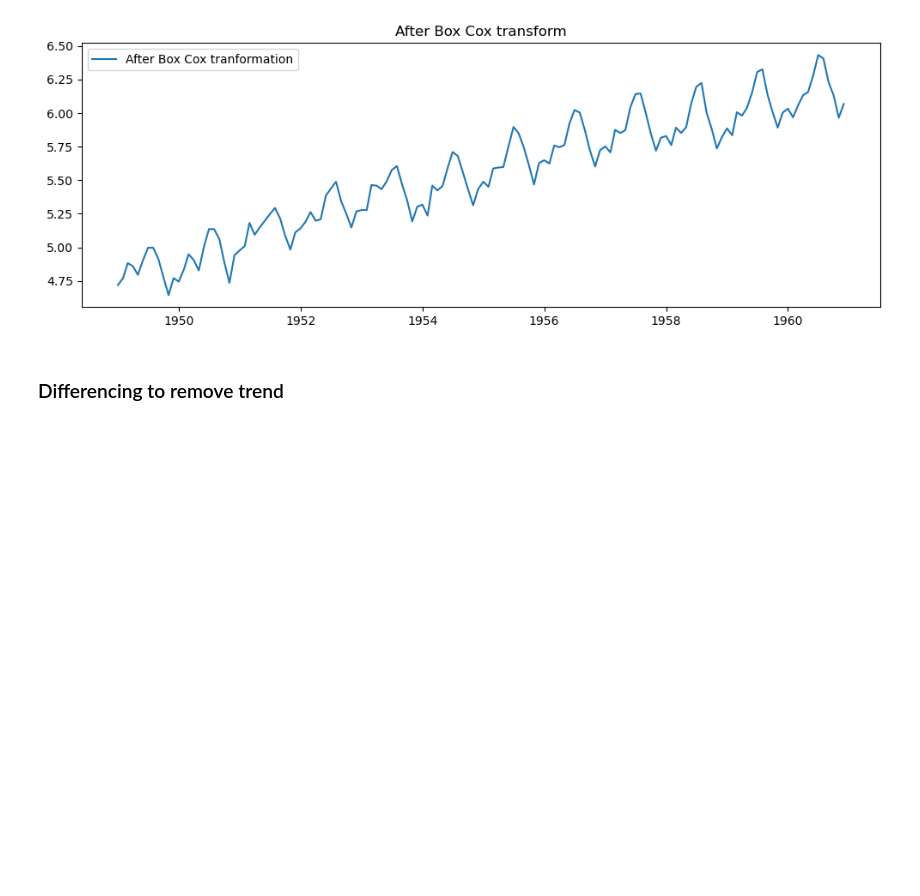
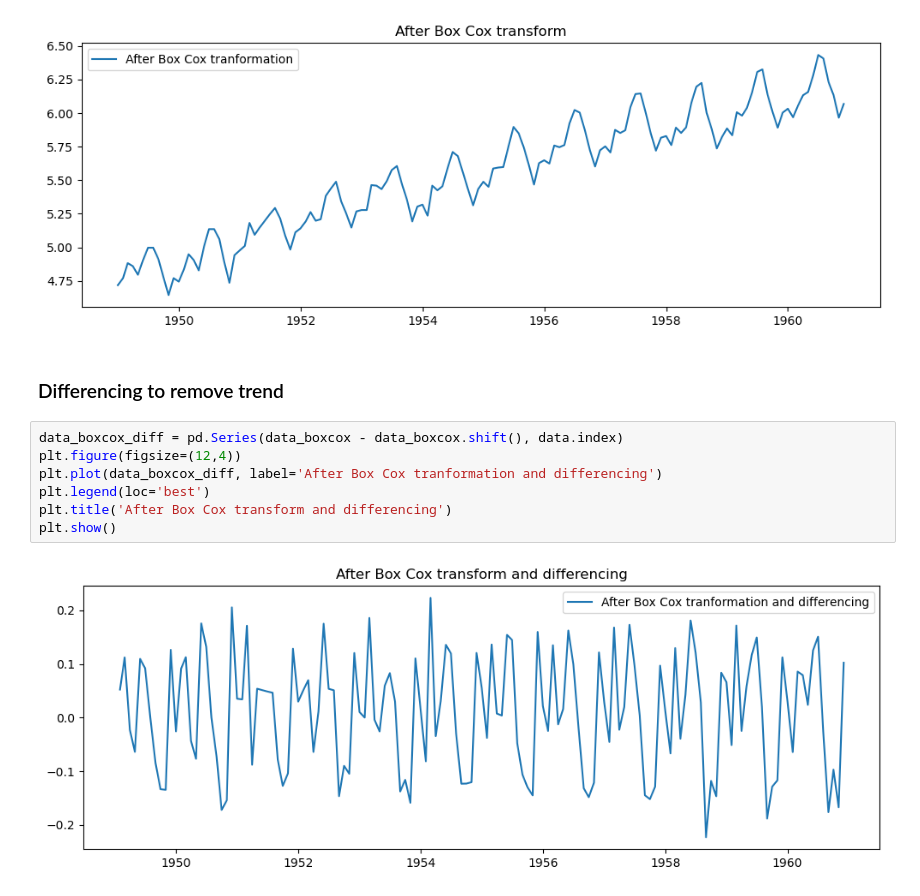
Before and after one commit to sanjanabansal1994/Time-Series-Analysis, a Jupyter notebook: Code.ipynb, the cells around one changed output. Saved outputs shown, nothing was run; the diff lists cells and outputs as text; blank space fills up the shorter version.

Commit message:
Implement Differencing to deal with increasing trend

```diff
--- a/Code.ipynb
+++ b/Code.ipynb
@@ -426,3 +426,12 @@ plt.show()
 [figure]
 # %% [markdown]
 ### Differencing to remove trend
+# %%
+data_boxcox_diff = pd.Series(data_boxcox - data_boxcox.shift(), data.index)
+plt.figure(figsize=(12,4))
+plt.plot(data_boxcox_diff, label='After Box Cox tranformation and differencing')
+plt.legend(loc='best')
+plt.title('After Box Cox transform and differencing')
+plt.show()
+# %% [output]
+[figure, added]
```
